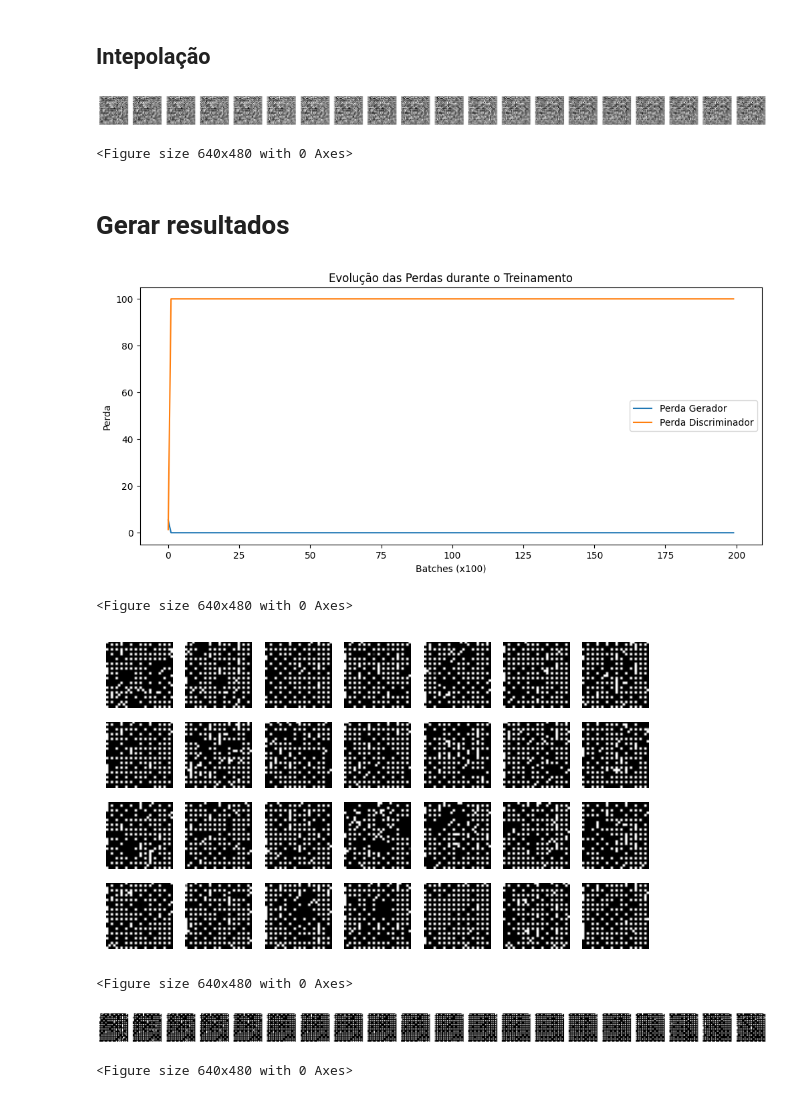
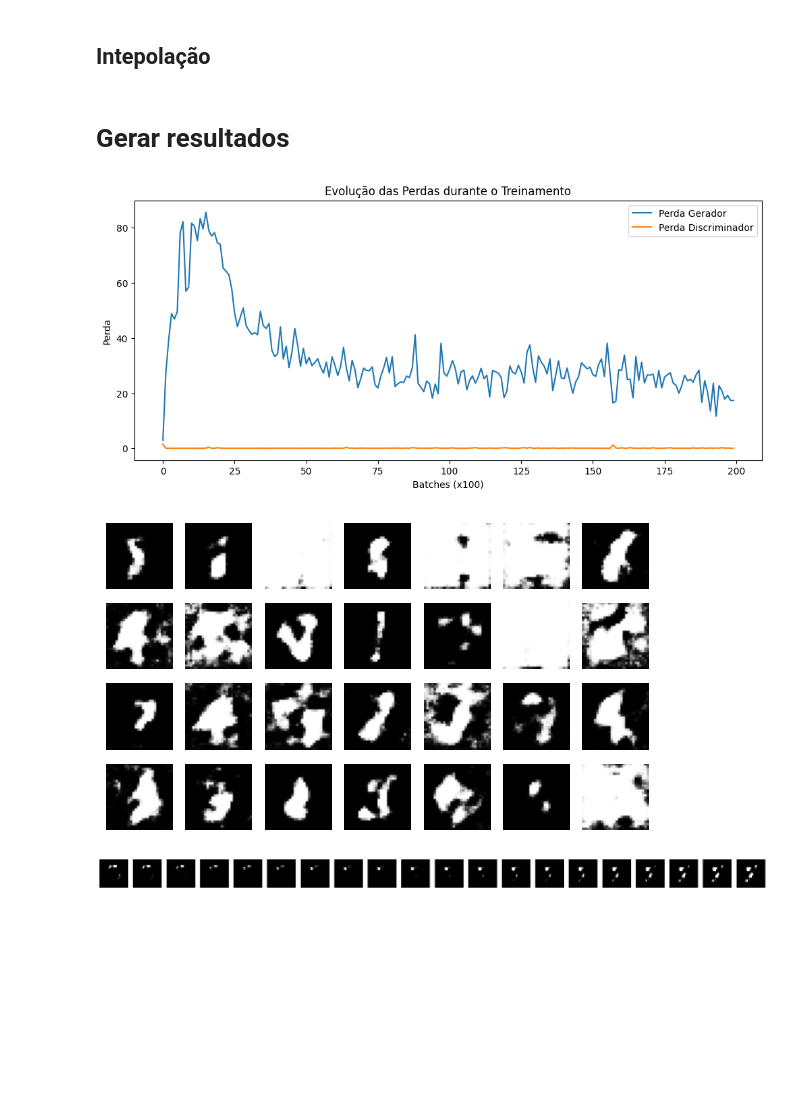
Before and after one commit to davialmeida135/GenAI, a Jupyter notebook: 03 - GAN MNist/tarefa03.ipynb, the cells around one changed output. Drawn from its saved outputs; the diff is of its cells as text; code cells hidden in the pictures; blank space fills up the shorter version.

```diff
--- a/03 - GAN MNist/tarefa03.ipynb
+++ b/03 - GAN MNist/tarefa03.ipynb
@@ -237,7 +237,7 @@ Usando cuda.
 # %%
 # Otimizadores
 # VARIAR TODOS ESSES
-lr_gerador = 0.5        # taxa de aprendizagem do gerador
+lr_gerador = 0.00001        # taxa de aprendizagem do gerador
 lr_discriminador = 0.001   # learning rate do discriminador
 optimizador_gerador = torch.optim.RMSprop(modelo_gerador.parameters(), lr=lr_gerador)
 optimizador_discriminador = torch.optim.RMSprop(modelo_discriminador.parameters(), lr=lr_discriminador)
@@ -325,11 +325,5 @@ def plot_multiple_images(imagens, n_cols=7, nome="generated"):
         plt.subplot(n_rows, n_cols, index + 1)
         plt.imshow(img.reshape(28, 28), cmap="gray")
         plt.axis("off")
+    plt.savefig(f"{nome}_random.png")
     plt.show()
-    plt.savefig(f"{nome}_random.png")
-
-# Gera um lote com imagens falsas
-imagens = gerar_aleatorio(modelo_gerador, device, z_dim=z_dim, n_images=28)
-
-# Chama a função para plotar as imagens
-plot_multiple_images(imagens, n_cols=7)
@@ -375,34 +366,22 @@ def plotar_imagens(imagens, nome= "imagens"):
-# %%
-# Gera imagens interpoladas entre z1 e z2
-imagens = interpolar_espaco_latente(modelo_gerador, z_dim=z_dim, steps=20, device=device)
-
-# Plota as imagens lado a lado
-plotar_imagens(imagens)
-# %% [output]
-[figure, removed]
-<Figure size 640x480 with 0 Axes>
 # %% [markdown]
 # Gerar resultados
 # %%
-NOME = "high_gen"
+NOME = "low_gen"
 
 save_models(modelo_gerador, loss_history, nome=NOME)
 plot_loss_history(loss_history, nome=NOME)
 # Gera um lote com imagens falsas
 imagens = gerar_aleatorio(modelo_gerador, device, z_dim=z_dim, n_images=28)
 
 # Chama a função para plotar as imagens
 plot_multiple_images(imagens, n_cols=7, nome=NOME)
 
 # Gera imagens interpoladas entre z1 e z2
 imagens = interpolar_espaco_latente(modelo_gerador, z_dim=z_dim, steps=20, device=device)
 
 # Plota as imagens lado a lado
 plotar_imagens(imagens, nome=NOME)
 # %% [output]
-[figure, old version]
+[figure, new version]
-<Figure size 640x480 with 0 Axes>
-[figure, old version]
+[figure, new version]
-<Figure size 640x480 with 0 Axes>
-[figure, old version]
+[figure, new version]
-<Figure size 640x480 with 0 Axes>
```
Also changed, not shown: parts of 4 cells of this notebook, 5 other files.
